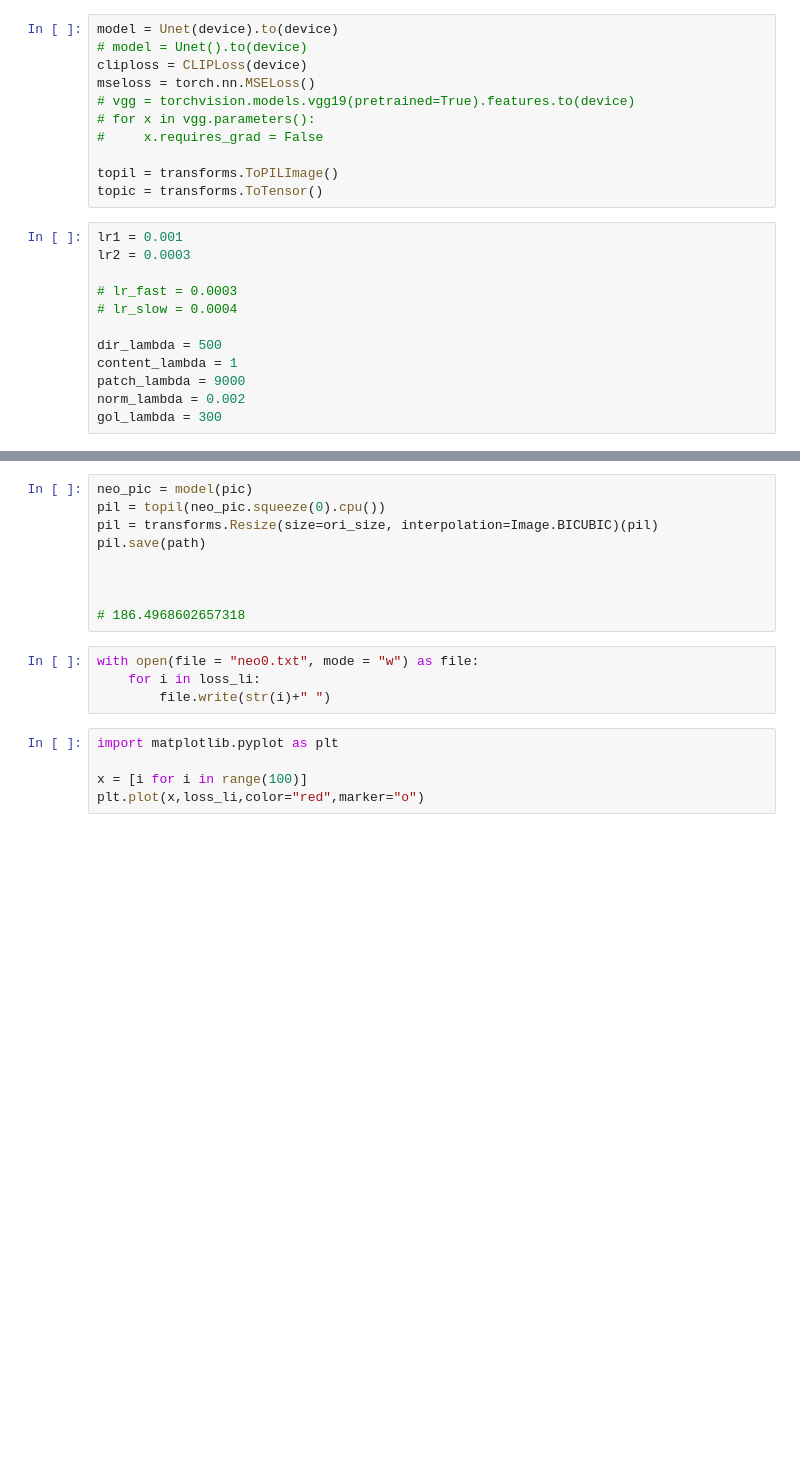
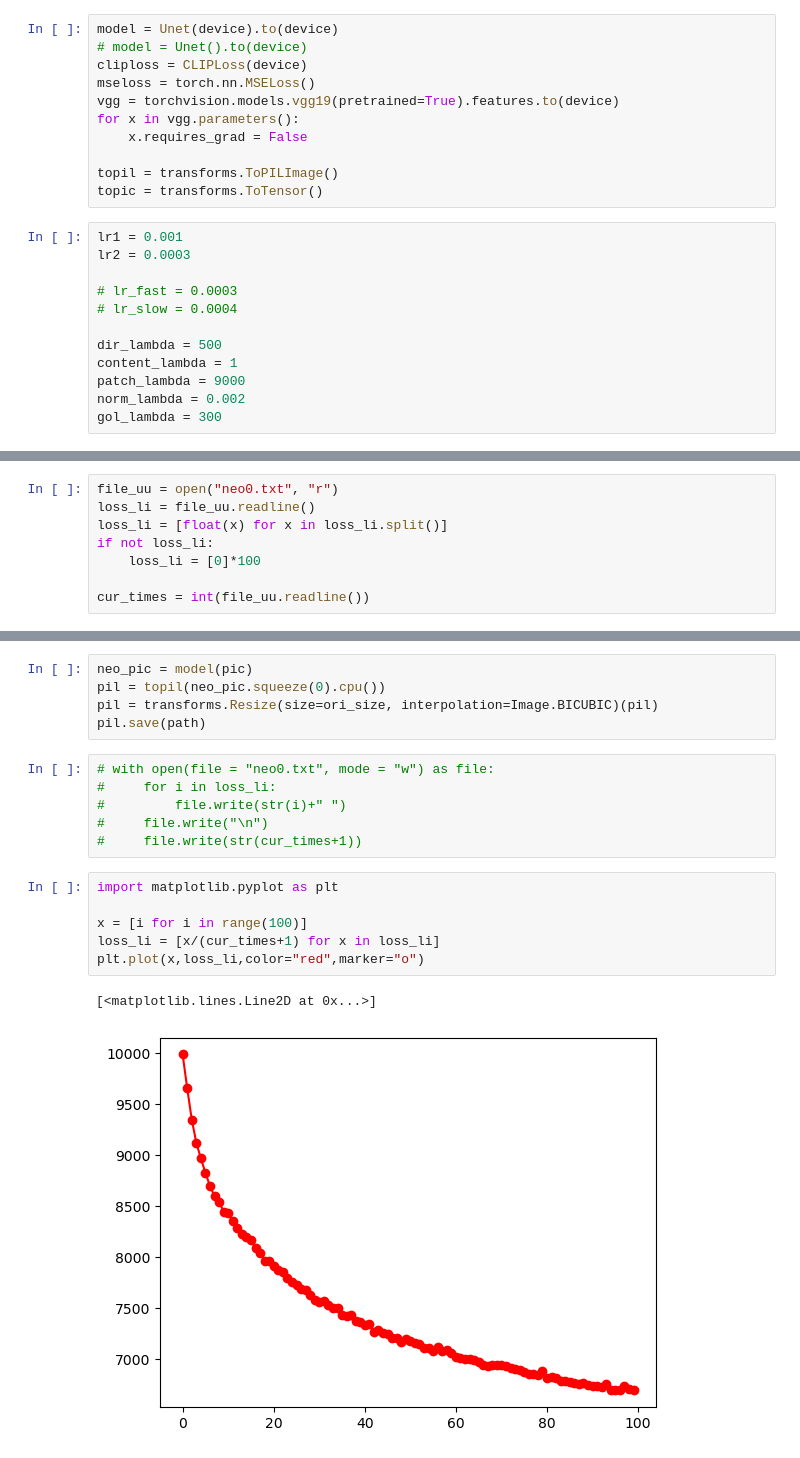
Before and after one commit to CA2528357431/CLIPstyler_try2change, a Jupyter notebook: neo_uu.ipynb, the cells around one changed output, grey strips where cells are left out. Cells and saved outputs as stored; diff of their text form; blank space fills up the shorter version.

```diff
--- a/neo_uu.ipynb
+++ b/neo_uu.ipynb
@@ -19,9 +17,9 @@ model = Unet(device).to(device)
 # model = Unet().to(device)
 cliploss = CLIPLoss(device)
 mseloss = torch.nn.MSELoss()
-# vgg = torchvision.models.vgg19(pretrained=True).features.to(device)
-# for x in vgg.parameters():
-#     x.requires_grad = False
+vgg = torchvision.models.vgg19(pretrained=True).features.to(device)
+for x in vgg.parameters():
+    x.requires_grad = False
 
 topil = transforms.ToPILImage()
 topic = transforms.ToTensor()
@@ -42,3 +38,11 @@ loss_li = []
+# %%
+file_uu = open("neo0.txt", "r")
+loss_li = file_uu.readline()
+loss_li = [float(x) for x in loss_li.split()]
+if not loss_li:
+    loss_li = [0]*100
+
+cur_times = int(file_uu.readline())
 # %%
 def train(iteration1, iteration2, pic, source, target):
     input = pic
@@ -202,16 +225,18 @@ neo_pic = model(pic)
 pil = topil(neo_pic.squeeze(0).cpu())
 pil = transforms.Resize(size=ori_size, interpolation=Image.BICUBIC)(pil)
 pil.save(path)
-
-
-
-# 186.4968602657318
 # %%
-with open(file = "neo0.txt", mode = "w") as file:
-    for i in loss_li:
-        file.write(str(i)+" ")
+# with open(file = "neo0.txt", mode = "w") as file:
+#     for i in loss_li:
+#         file.write(str(i)+" ")
+#     file.write("\n")
+#     file.write(str(cur_times+1))
 # %%
 import matplotlib.pyplot as plt
 
 x = [i for i in range(100)]
+loss_li = [x/(cur_times+1) for x in loss_li]
 plt.plot(x,loss_li,color="red",marker="o")
+# %% [output]
+[<matplotlib.lines.Line2D at 0x...>]
+[figure, added]
```
Also changed, not shown: parts of 6 cells of this notebook, 17 other files.
